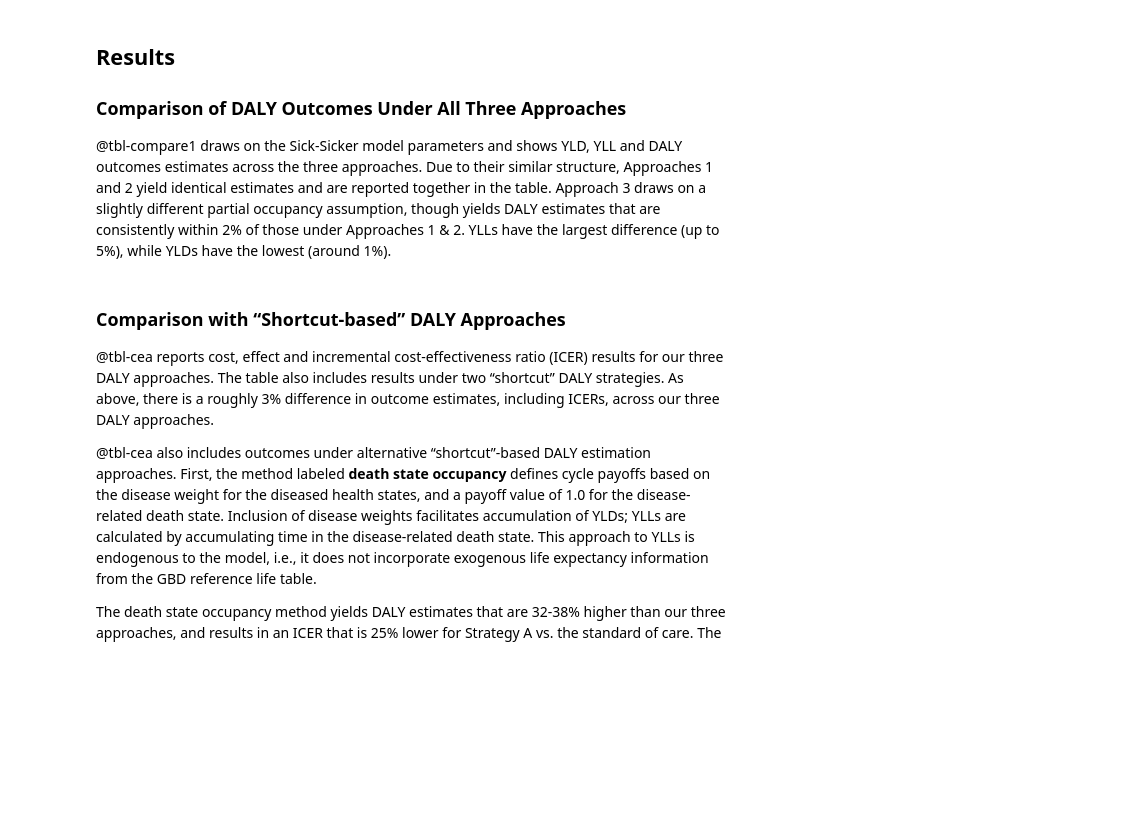
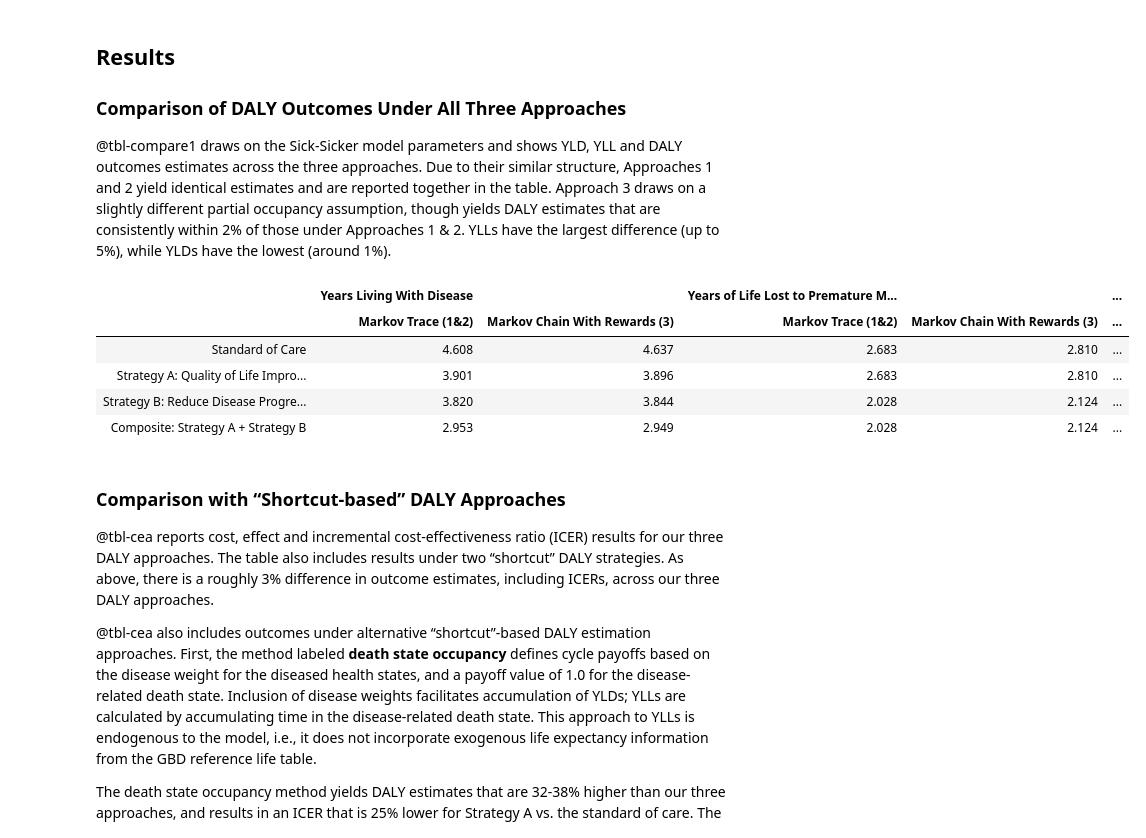
Before and after one commit to graveja0/dalys, a Jupyter notebook: index.embed.ipynb, the cells around one changed output. Drawn from its saved outputs; the diff is of its cells as text; code cells hidden in the pictures; blank space fills up the shorter version.

```diff
--- a/index.embed.ipynb
+++ b/index.embed.ipynb
@@ -1546,23 +1583,45 @@ result3 <- cbind(LY3, YLD3, YLL3, DALY3, QALY3,COST3) %>%
 # %%
 result1 %>%
   bind_rows(result3) %>%
   select(approach,strategy,YLD,YLL,DALY) %>%
   gather(outcome,value,-strategy,-approach) %>%
   mutate(approach = case_when(
     approach == "Markov Trace" ~ "1-2",
     .default = "3"
   )) %>%
   unite(outcome,outcome,approach) %>%
   pivot_wider(names_from = outcome, values_from = value) %>%
   mutate(strategy = case_when(
     strategy ==  "SoC" ~ "Standard of Care",
     strategy == "A" ~ "Strategy A: Quality of Life Improvement",
     strategy == "B" ~ "Strategy B: Reduce Disease Progression",
     strategy == "AB" ~ "Composite: Strategy A + Strategy B"
-  )) %>%
-  kable(col.names = c("",rep(c("Markov Trace (1&2)","Markov Chain With Rewards (3)"),3)), digits = 3) %>%
-  kable_styling() %>%
-  add_header_above(c("", "YLD" = 2, "YLL"=2, "DALY"=2))
+  ))  %>%
+  janitor::clean_names()   %>%
+  mutate_at(vars(-strategy), function(x) format_number(x))  %>%
+  flextable( ) %>%
+    #set_table_properties(layout="autofit") %>%
+  set_header_labels(
+      strategy = "",
+      yld_1_2 = "Markov Trace (1&2)",
+      yll_1_2 = "Markov Trace (1&2)",
+      daly_1_2 = "Markov Trace (1&2)",
+      yll_3 = "Markov Chain With Rewards (3)"  ,
+      yld_3 = "Markov Chain With Rewards (3)"   ,
+      daly_3 = "Markov Chain With Rewards (3)"
+  ) %>%
+    add_header_row( values = c("","Years Living With Disease","Years of Life Lost to Premature Mortality","Disability-Adjusted Life Years"),colwidths = c(1,2,2,2)) %>%
+    align(part="header",align="right") %>%
+    align(part = "body", align = "right") %>%
+    width(j = 1, width=2) %>%
+    width(j=2:7,width=.75)
+# %% [output]
+|  | Years Living With Disease |  | Years of Life Lost to Premature M... |  | ... |
+|  | Markov Trace (1&2) | Markov Chain With Rewards (3) | Markov Trace (1&2) | Markov Chain With Rewards (3) | ... |
+| Standard of Care | 4.608 | 4.637 | 2.683 | 2.810 | ... |
+| Strategy A: Quality of Life Impro... | 3.901 | 3.896 | 2.683 | 2.810 | ... |
+| Strategy B: Reduce Disease Progre... | 3.820 | 3.844 | 2.028 | 2.124 | ... |
+| Composite: Strategy A + Strategy B | 2.953 | 2.949 | 2.028 | 2.124 | ... |
 # %% [markdown]
 ### Comparison with “Shortcut-based” DALY Approaches
 
```
Also changed, not shown: parts of 4 cells of this notebook, 8 other files.
